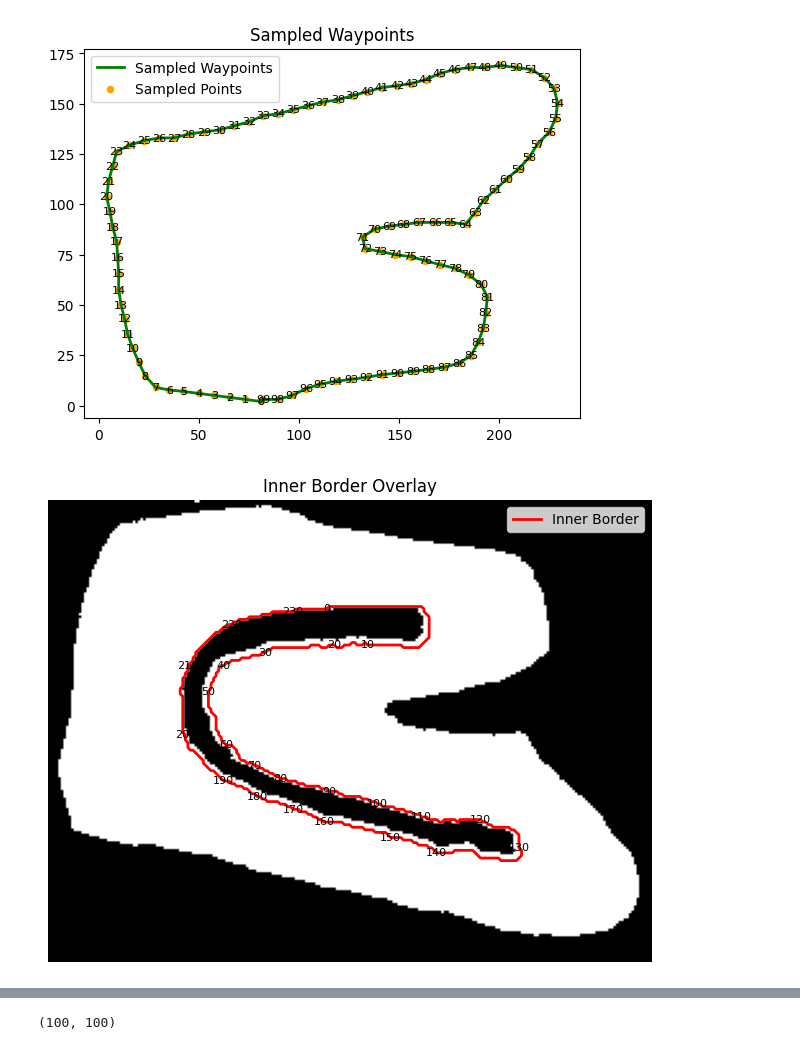
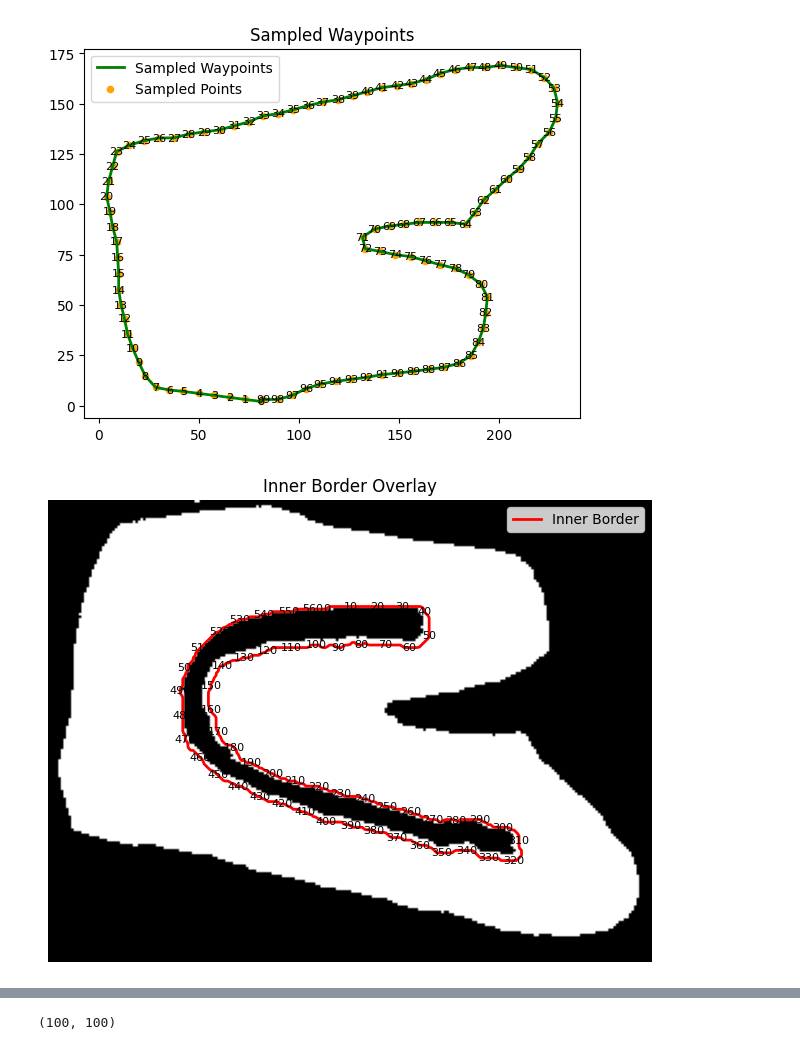
Before and after one commit to anjrew/race-lines-optimization, a Jupyter notebook: notebooks/track_coordinates.ipynb, the cells around one changed output, grey strips where cells are left out. Saved outputs shown, nothing was run; the diff lists cells and outputs as text; code cells hidden in the pictures.

Commit message:
Fic inner coodinates

```diff
--- a/notebooks/track_coordinates.ipynb
+++ b/notebooks/track_coordinates.ipynb
@@ -391,4 +536,7 @@ plt.show()
 # %%
+import numpy as np
+import cv2
+
 def find_inner_border(binary_image: cv2.typing.MatLike) -> cv2.typing.MatLike:
     """
     Find the inner border of a binary image.
@@ -420,34 +568,37 @@ def find_inner_border(binary_image: cv2.typing.MatLike) -> cv2.typing.MatLike:
             inner_contour = None
 
     if inner_contour is not None:
-        # Make sure the contour is closed
+        # Convert from nested structure to a simple array of points
+        inner_contour = inner_contour.reshape(-1, 2)
+
+        # Make sure the contour is closed by adding the first point at the end
         if not np.array_equal(inner_contour[0], inner_contour[-1]):
-            inner_contour = np.append(inner_contour, inner_contour[0:1], axis=0)
+            inner_contour = np.append(inner_contour, [inner_contour[0]], axis=0)
 
-        return inner_contour.reshape(-1, 2)
 
+        return generate_evenly_spaced_points(inner_contour, 1)
     return np.array([])
 # %%
-inner_boarder = find_inner_border(img)
+inner_border = find_inner_border(img)
 # Plot inner contour
-if inner_boarder is not None:
+if inner_border is not None:
     # Reshape into (N,2) and split x/y
-    pts = inner_boarder.reshape(-1, 2)
+    pts = inner_border.reshape(-1, 2)
     xs, ys = pts[:,0], pts[:,1]
 
     plt.figure(figsize=(8,6))
     plt.imshow(img, cmap='gray')       # or plt.imshow(img, cmap='gray')
     plt.plot(xs, ys, 'r-', linewidth=2, label='Inner Border')
     # Add a text label to each waypoint
-    for i, (x, y) in enumerate(inner_boarder):
-        if i % 5 == 0:
+    for i, (x, y) in enumerate(inner_border):
+        if i % 10 == 0:
             plt.text(x, y, str(i), fontsize=8, color='black', ha='center', va='center')
     plt.legend()
     plt.title("Inner Border Overlay")
     plt.axis('off')  # optional
     plt.show()
 else:
     print("No valid inner contour to plot.")
 # %% [output]
-[figure, old version]
+[figure, new version]
 # %%
```
Also changed, not shown: parts of 2 cells of this notebook.
